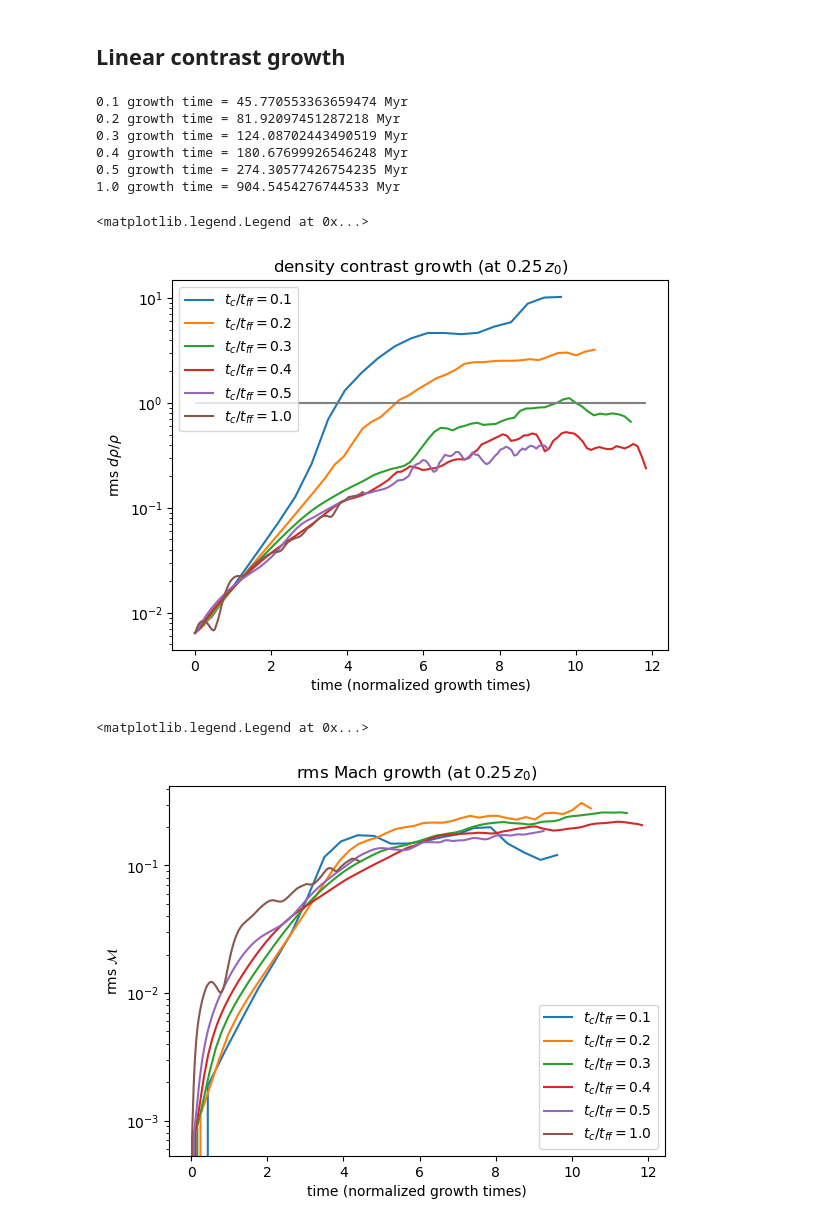
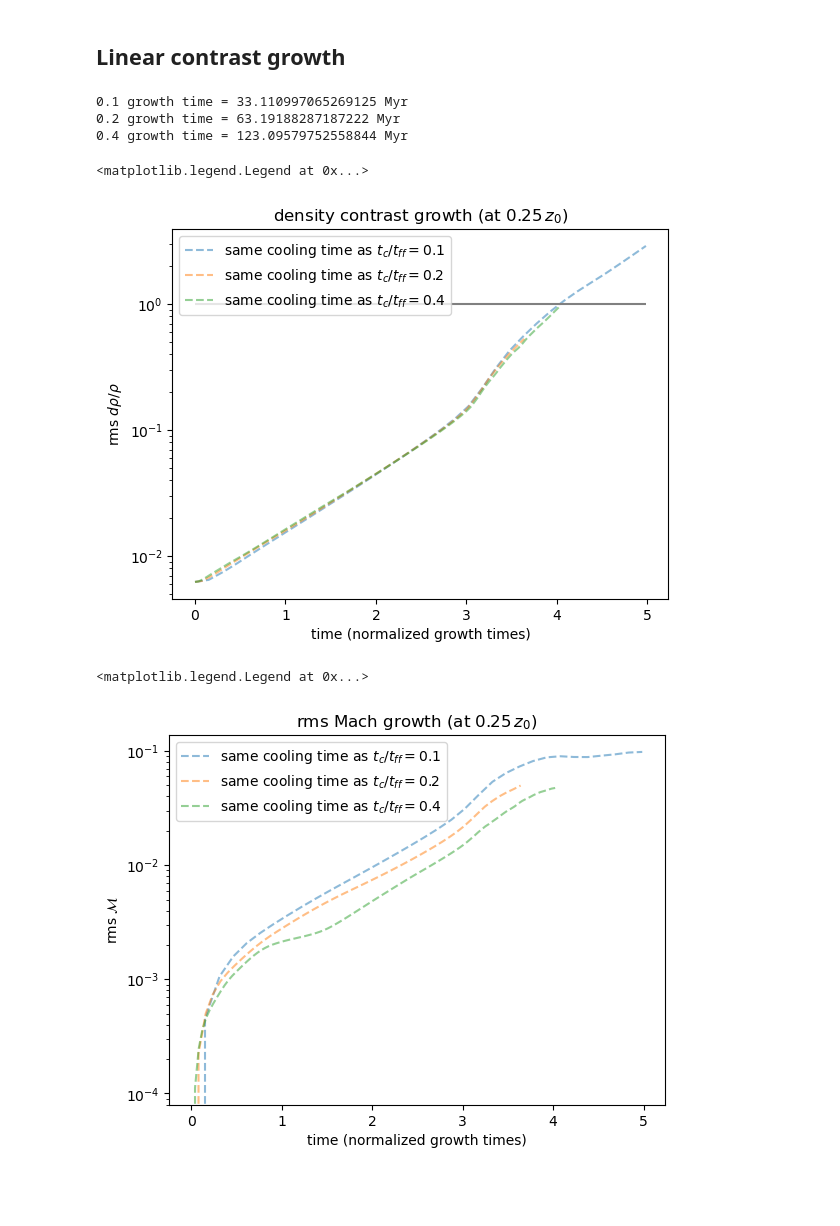
Before and after one commit to parthenon-hpc-lab/athenapk, a Jupyter notebook: growth_vs_time.ipynb, the cells around one changed output. Drawn from its saved outputs; the diff is of its cells as text; code cells hidden in the pictures; blank space fills up the shorter version.

```diff
--- a/growth_vs_time.ipynb
+++ b/growth_vs_time.ipynb
@@ -4,12 +4,11 @@
 import numpy as np
 import scipy
 
-# read profile
 parsec_in_cm = 3.086e18  # (cm)
 sec_in_yr = 3.15576e7  # (s)
 
+# profile parameters
 scale_height = 50. # kpc
-sample_height = 0.25 * scale_height
 
 def get_cooling_time(height, profile=None):
     """return cooling time in Myr."""
@@ -40,7 +39,7 @@ def growth_fit(t, f):
     f_arr = np.asarray(f)
     t_arr = np.asarray(t)
     max_idx = -1
-    linear_max = 0.02
+    linear_max = 0.03
     if np.max(f_arr) > linear_max:
         max_idx = np.nonzero(f_arr > linear_max)[0][0]
     fit = scipy.stats.linregress(t_arr[:max_idx], np.log(f_arr[:max_idx]))
@@ -62,7 +61,7 @@ def get_files(dir, max_snapshots=200):
             files.append(file_tuple)
     return files
 
-def get_timeseries(dir="."):
+def get_timeseries(dir=".", height=None):
     drho_arr = []
     rms_mach_arr = []
     time_arr = []
@@ -73,16 +72,17 @@ def get_timeseries(dir="."):
         z, rms_mach = np.loadtxt(rms_mach_file, unpack=True)
         drho_interp = scipy.interpolate.interp1d(z, drho_over_rho)
         rms_mach_interp = scipy.interpolate.interp1d(z, rms_mach)
-        drho_arr.append(drho_interp(sample_height))
-        rms_mach_arr.append(rms_mach_interp(sample_height))
+        drho_arr.append(drho_interp(height))
+        rms_mach_arr.append(rms_mach_interp(height))
         time_arr.append(get_time(drho_file))
 
     return dir, time_arr, drho_arr, rms_mach_arr
 # %%
-dirs = [(0.1, "tc_tff_0.1"), (0.2, "tc_tff_0.2"), (0.3, "tc_tff_0.3"), (0.4, "tc_tff_0.4"), (0.5, "tc_tff_0.5"), (1.0, "tc_tff_1.0")]
+dirs = [(0.1, "ti_profile_0.1"), (0.2, "ti_profile_0.2"), (0.4, "ti_profile_0.4")]
+
 data = []
 for tc_tff, dir in dirs:
-    data.append((tc_tff, get_timeseries(dir)))
+    data.append((tc_tff, get_timeseries(dir, height = 0.25*scale_height)))
 # %%
 import matplotlib.pyplot as plt
 
@@ -92,7 +92,7 @@ for ts in data:
     growth_time_Myr = growth_fit(time_arr, drho_arr)
     print(str(tc_tff) + " growth time =", growth_time_Myr, "Myr")
     max_time = np.maximum(max_time, np.max(time_arr / growth_time_Myr))
-    plt.plot(time_arr / growth_time_Myr, drho_arr, label=r"$t_c/t_{ff}=" + str(tc_tff) + r"$")
+    plt.plot(time_arr / growth_time_Myr, drho_arr, '--', alpha=0.5, label=r"same cooling time as $t_c/t_{ff}=" + str(tc_tff) + r"$")
 
 plt.hlines(xmin=0, xmax=max_time, y=1.0, color='gray')
 plt.xlabel("time (normalized growth times)")
@@ -101,28 +101,25 @@ plt.yscale('log')
 plt.title(r"density contrast growth (at $0.25 \, z_0$)")
 plt.legend(loc='best')
 # %% [output]
-0.1 growth time = 45.770553363659474 Myr
-0.2 growth time = 81.92097451287218 Myr
-0.3 growth time = 124.08702443490519 Myr
-0.4 growth time = 180.67699926546248 Myr
-0.5 growth time = 274.30577426754235 Myr
-1.0 growth time = 904.5454276744533 Myr
+0.1 growth time = 33.110997065269125 Myr
+0.2 growth time = 63.19188287187222 Myr
+0.4 growth time = 123.09579752558844 Myr
 <matplotlib.legend.Legend at 0x...>
-[figure, old version]
+[figure, new version]
 # %%
 for ts in data:
     tc_tff, (ts_name, time_arr, drho_arr, Mach_arr) = ts
     growth_time_Myr = growth_fit(time_arr, drho_arr)
-    plt.plot(time_arr / growth_time_Myr, Mach_arr, label=r"$t_c/t_{ff}=" + str(tc_tff) + r"$")
+    plt.plot(time_arr / growth_time_Myr, Mach_arr, '--', alpha=0.5, label=r"same cooling time as $t_c/t_{ff}=" + str(tc_tff) + r"$")
 
 plt.xlabel("time (normalized growth times)")
 plt.ylabel(r"rms $\mathcal{M}$")
 plt.yscale('log')
 plt.title(r"rms Mach growth (at $0.25 \, z_0$)")
 plt.legend(loc='best')
 # %% [output]
 <matplotlib.legend.Legend at 0x...>
-[figure, old version]
+[figure, new version]
 # %%
 tc_tff_arr = []
 growth_time_arr = []
```
Also changed, not shown: parts of 2 cells of this notebook, 5 other files.
